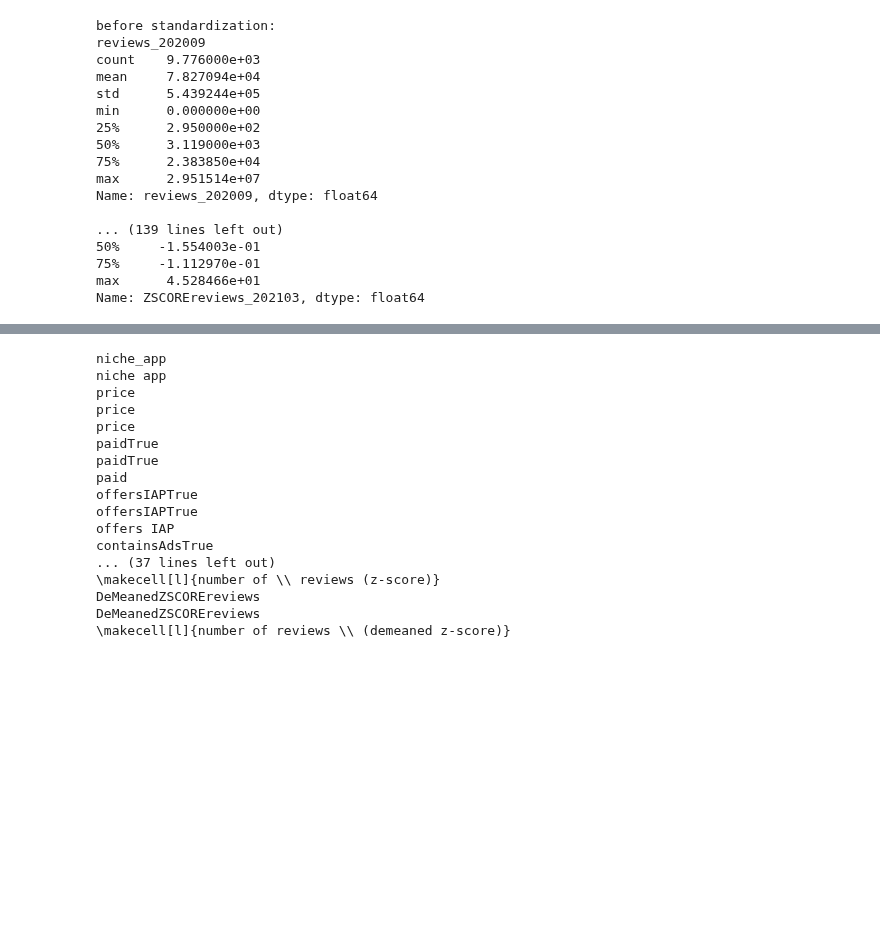
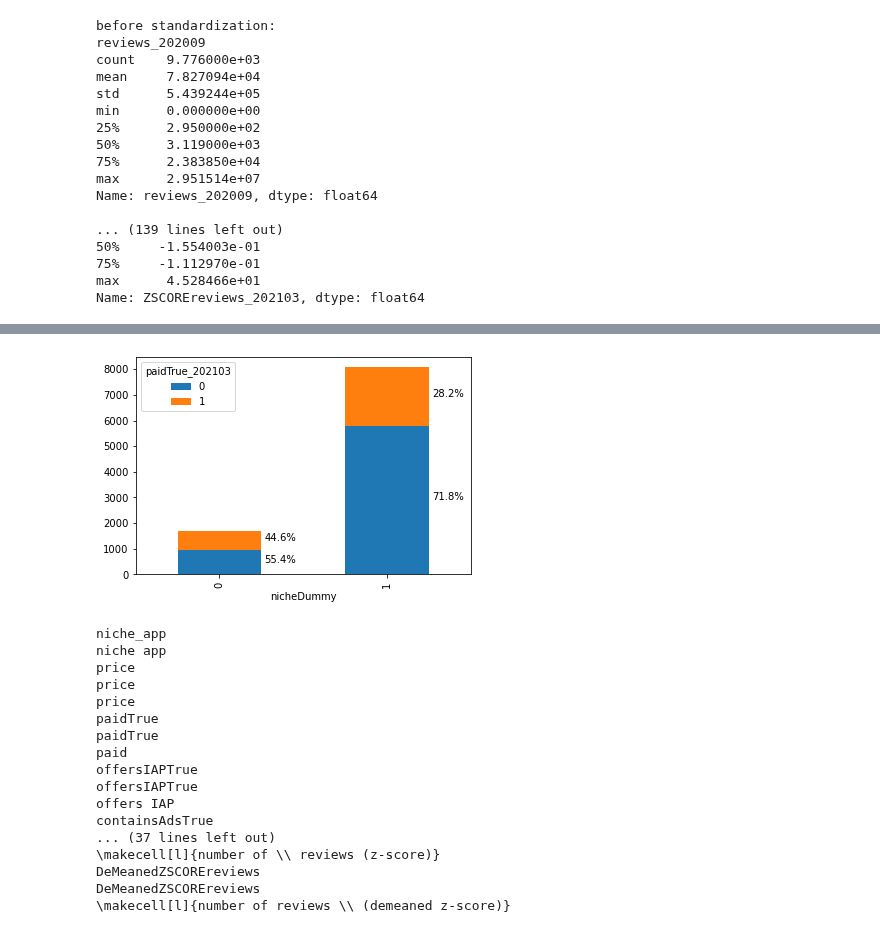
Before and after one commit to nz44/phd_dissertation, a Jupyter notebook: scripts/___test_code___.ipynb, the cells around one changed output, grey strips where cells are left out. Saved outputs shown, nothing was run; the diff lists cells and outputs as text; code cells hidden in the pictures; blank space fills up the shorter version.

```diff
--- a/scripts/___test_code___.ipynb
+++ b/scripts/___test_code___.ipynb
@@ -639,3 +260,24 @@ Name: ZSCOREreviews_202103, dtype: float64
+# %%
+df6 = df5.groupby(['nicheDummy', 'paidTrue_202103']).size()
+ax = df6.unstack().plot.bar(stacked=True)
+
+total_1=0
+total_2=0
+for p in ax.patches:
+    if p.xy[0] == -0.25:
+        total_1 += p.get_height()
+    elif p.xy[0] == 0.75:
+        total_2 += p.get_height()
+for p in ax.patches:
+    if p.xy[0] == -0.25:
+        percentage = '{:.1f}%'.format(100 * p.get_height()/total_1)
+    elif p.xy[0] == 0.75:
+        percentage = '{:.1f}%'.format(100 * p.get_height()/total_2)
+    x = p.get_x() + p.get_width() + 0.02
+    y = p.get_y() + p.get_height()/2
+    ax.annotate(percentage, (x, y))
+# %% [output]
+[figure, added]
 # %%
 df = d1.key_var_definition()
 # %%
```
Also changed, not shown: parts of 33 cells of this notebook, 25 other files.
